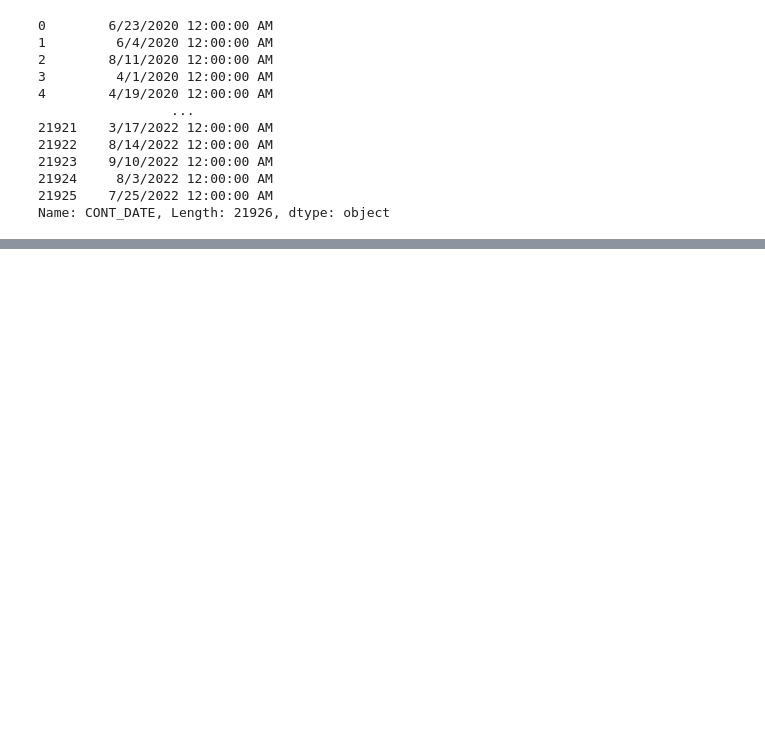
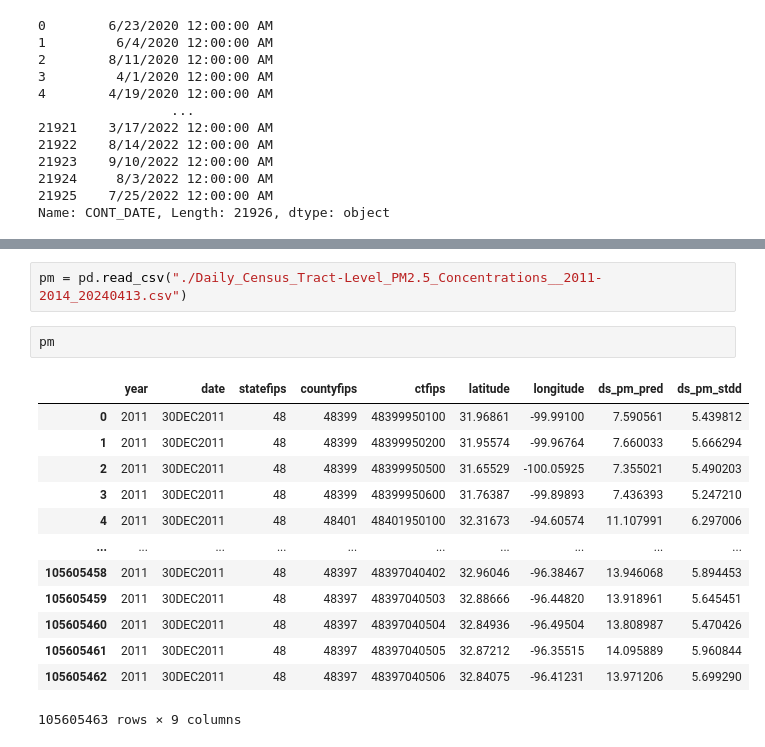
Before and after one commit to oTaira/emberalert, a Jupyter notebook: writeup.ipynb, the cells around one changed output, grey strips where cells are left out. Cells and saved outputs as stored; diff of their text form; blank space fills up the shorter version.

```diff
--- a/writeup.ipynb
+++ b/writeup.ipynb
@@ -317,0 +326,18 @@ Index(['AcresBurned', 'Active', 'AdminUnit', 'AirTankers', 'ArchiveYear',
+# %%
+pm = pd.read_csv("./Daily_Census_Tract-Level_PM2.5_Concentrations__2011-2014_20240413.csv")
+# %%
+pm
+# %% [output]
+|  | year | date | statefips | countyfips | ctfips | latitude | longitude | ds_pm_pred | ds_pm_stdd |
+| 0 | 2011 | 30DEC2011 | 48 | 48399 | 48399950100 | 31.96861 | -99.99100 | 7.590561 | 5.439812 |
+| 1 | 2011 | 30DEC2011 | 48 | 48399 | 48399950200 | 31.95574 | -99.96764 | 7.660033 | 5.666294 |
+| 2 | 2011 | 30DEC2011 | 48 | 48399 | 48399950500 | 31.65529 | -100.05925 | 7.355021 | 5.490203 |
+| 3 | 2011 | 30DEC2011 | 48 | 48399 | 48399950600 | 31.76387 | -99.89893 | 7.436393 | 5.247210 |
+| 4 | 2011 | 30DEC2011 | 48 | 48401 | 48401950100 | 32.31673 | -94.60574 | 11.107991 | 6.297006 |
+| ... | ... | ... | ... | ... | ... | ... | ... | ... | ... |
+| 105605458 | 2011 | 30DEC2011 | 48 | 48397 | 48397040402 | 32.96046 | -96.38467 | 13.946068 | 5.894453 |
+| 105605459 | 2011 | 30DEC2011 | 48 | 48397 | 48397040503 | 32.88666 | -96.44820 | 13.918961 | 5.645451 |
+| 105605460 | 2011 | 30DEC2011 | 48 | 48397 | 48397040504 | 32.84936 | -96.49504 | 13.808987 | 5.470426 |
+| 105605461 | 2011 | 30DEC2011 | 48 | 48397 | 48397040505 | 32.87212 | -96.35515 | 14.095889 | 5.960844 |
+| 105605462 | 2011 | 30DEC2011 | 48 | 48397 | 48397040506 | 32.84075 | -96.41231 | 13.971206 | 5.699290 |
+105605463 rows × 9 columns
```
Also changed, not shown: parts of 25 cells of this notebook.
